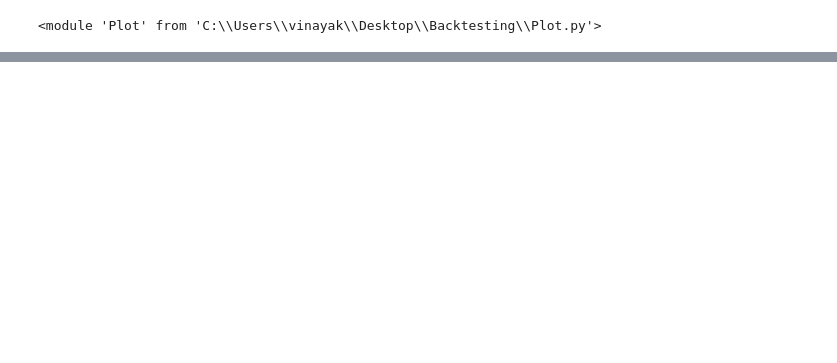
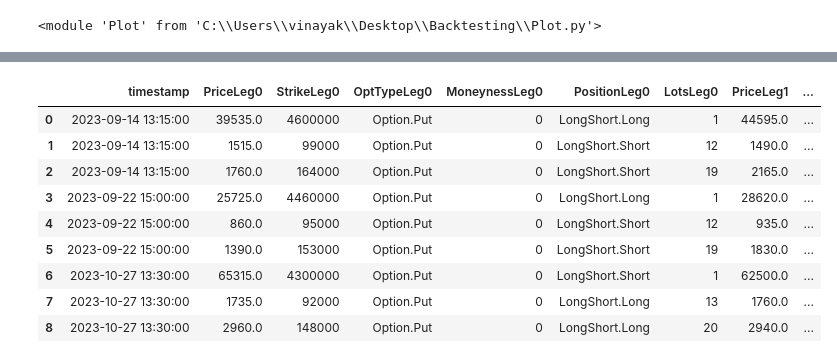
Before and after one commit to vnkagg/Backtesting, a Jupyter notebook: dispersion_notebook.ipynb, the cells around one changed output, grey strips where cells are left out. Cells and saved outputs as stored; diff of their text form; code cells hidden in the pictures; blank space fills up the shorter version.

```diff
--- a/dispersion_notebook.ipynb
+++ b/dispersion_notebook.ipynb
@@ -243,3 +174,3 @@ np.int64(0)
 # %%
-index.df_futures['ix'] = range(1, len(index.df_futures) + 1)
+# index.df_futures['ix'] = range(1, len(index.df_futures) + 1)
 # %%
@@ -376,2 +383,29 @@ def hedge_delta(timestamp, ticker):
+# %%
+def squareoff(time_ix, timestamp):
+    for key, token in positions.items():
+        token.add_position(token.lots, LongShort(-token.position.value))
+        token.update_df(time_ix, timestamp)
+        positions[key] = token
+    for key, token in index.tokens.items():
+        token.add_position(token.lots, LongShort(-token.position.value))
+        token.update_df(time_ix, timestamp)
+        positions[key] = token
+        index.tokens[key] = token
+    for key, token in index.tokens.items():
+        token.ticker = index
+        positions[key].ticker = index
+    for component in index.components.values():
+        for key, token in component.tokens.items():
+            token.add_position(token.lots, LongShort(-token.position.value))
+            token.update_df(time_ix, timestamp)
+            positions[key] = token
+            component.tokens[key] = token
+    for component in index.components.values():
+        for key, token in component.tokens.items():
+            token.ticker = component
+            positions[key].ticker = component
+    update(index, time_ix, timestamp)
+    for component in index.components.values():
+        update(component, time_ix, timestamp)
 # %%
 positions = {}
@@ -493,0 +655,6 @@ array([datetime.date(2023, 2, 24), datetime.date(2023, 2, 27),
+# %%
+arr = []
+arr += [{**trade, 'symbol': index.symbol} for trade in index.Trades.tradesArr]
+for comp in index.components.values():
+    arr += [{**trade, 'symbol': comp.symbol} for trade in comp.Trades.tradesArr]
+arr
@@ -493,0 +679,18 @@ array([datetime.date(2023, 2, 24), datetime.date(2023, 2, 27),
+# %%
+df_trades = pd.DataFrame(arr)
+df_trades = df_trades.sort_values(by='timestamp')
+df_trades.reset_index(inplace=True)
+df_trades.drop(columns=['index'], inplace=True)
+# %%
+df_trades
+# %% [output]
+|  | timestamp | PriceLeg0 | StrikeLeg0 | OptTypeLeg0 | MoneynessLeg0 | PositionLeg0 | LotsLeg0 | PriceLeg1 | ... |
+| 0 | 2023-09-14 13:15:00 | 39535.0 | 4600000 | Option.Put | 0 | LongShort.Long | 1 | 44595.0 | ... |
+| 1 | 2023-09-14 13:15:00 | 1515.0 | 99000 | Option.Put | 0 | LongShort.Short | 12 | 1490.0 | ... |
+| 2 | 2023-09-14 13:15:00 | 1760.0 | 164000 | Option.Put | 0 | LongShort.Short | 19 | 2165.0 | ... |
+| 3 | 2023-09-22 15:00:00 | 25725.0 | 4460000 | Option.Put | 0 | LongShort.Long | 1 | 28620.0 | ... |
+| 4 | 2023-09-22 15:00:00 | 860.0 | 95000 | Option.Put | 0 | LongShort.Short | 12 | 935.0 | ... |
+| 5 | 2023-09-22 15:00:00 | 1390.0 | 153000 | Option.Put | 0 | LongShort.Short | 19 | 1830.0 | ... |
+| 6 | 2023-10-27 13:30:00 | 65315.0 | 4300000 | Option.Put | 0 | LongShort.Short | 1 | 62500.0 | ... |
+| 7 | 2023-10-27 13:30:00 | 1735.0 | 92000 | Option.Put | 0 | LongShort.Long | 13 | 1760.0 | ... |
+| 8 | 2023-10-27 13:30:00 | 2960.0 | 148000 | Option.Put | 0 | LongShort.Long | 20 | 2940.0 | ... |
```
Also changed, not shown: parts of 81 cells of this notebook, 16 other files.
